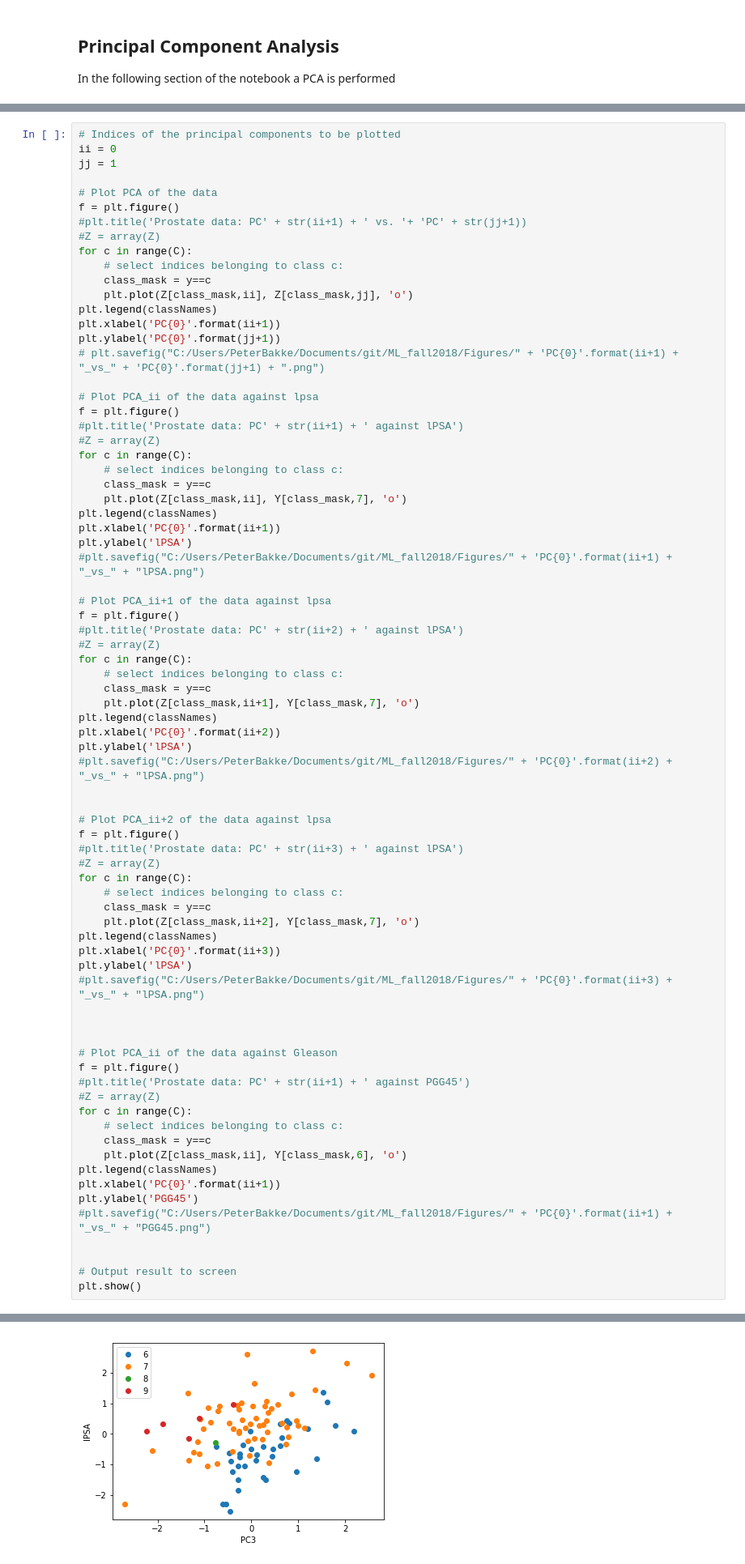
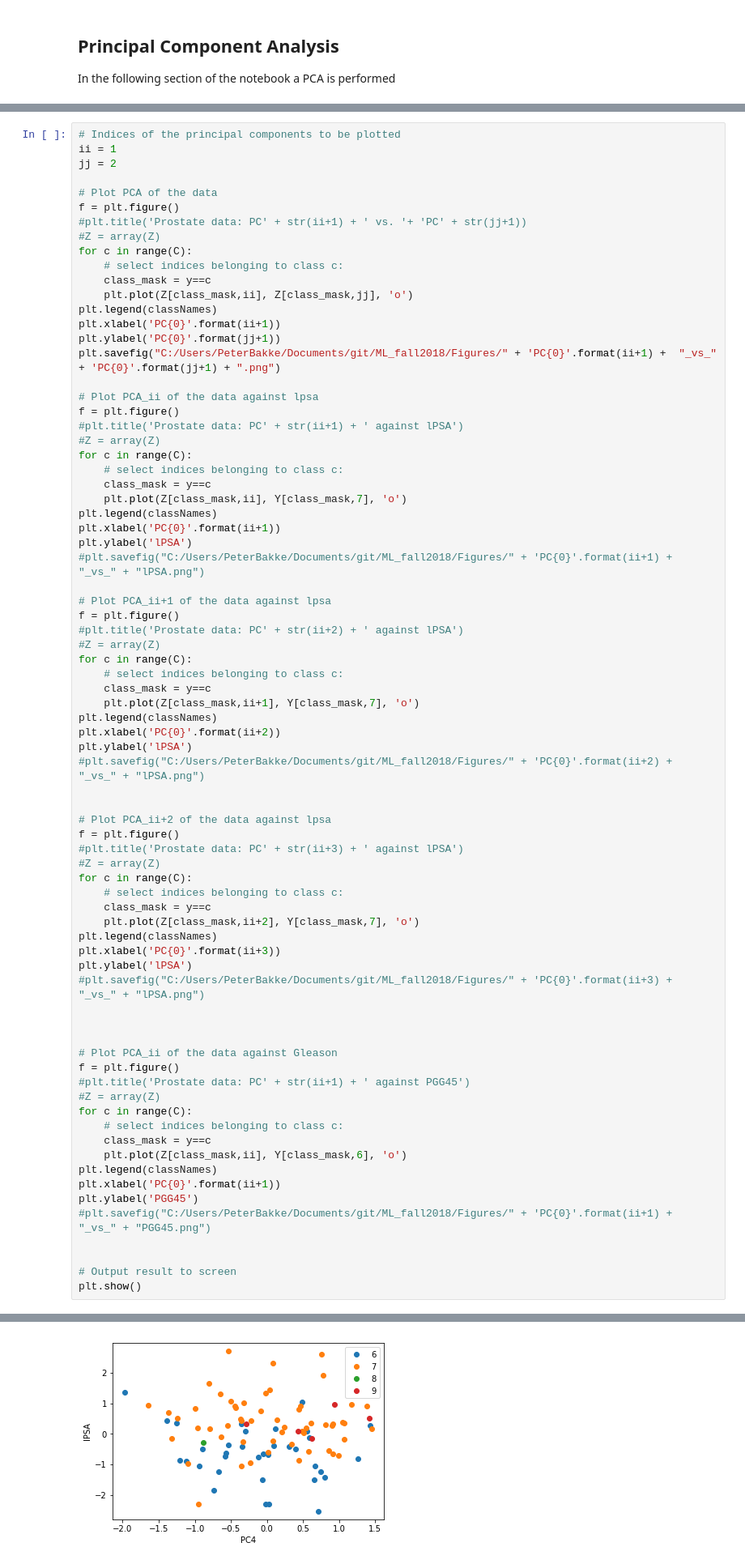
Before and after one commit to gretatuckute/ML_fall2018, a Jupyter notebook: ML_Report_1.ipynb, the cells around one changed output, grey strips where cells are left out. Shown at 81% size. Cells and saved outputs as stored; diff of their text form.

```diff
--- a/ML_Report_1.ipynb
+++ b/ML_Report_1.ipynb
@@ -153,8 +153,8 @@ plt.show()
 [figure]
 # %%
 # Indices of the principal components to be plotted
-ii = 0
-jj = 1
+ii = 1
+jj = 2
 
 # Plot PCA of the data
 f = plt.figure()
@@ -167,7 +167,7 @@ for c in range(C):
 plt.legend(classNames)
 plt.xlabel('PC{0}'.format(ii+1))
 plt.ylabel('PC{0}'.format(jj+1))
-# plt.savefig("C:/Users/PeterBakke/Documents/git/ML_fall2018/Figures/" + 'PC{0}'.format(ii+1) +  "_vs_" + 'PC{0}'.format(jj+1) + ".png")
+plt.savefig("C:/Users/PeterBakke/Documents/git/ML_fall2018/Figures/" + 'PC{0}'.format(ii+1) +  "_vs_" + 'PC{0}'.format(jj+1) + ".png")
 
 # Plot PCA_ii of the data against lpsa
 f = plt.figure()
@@ -234 +234 @@ plt.show()
-[figure, old version]
+[figure, new version]
```
Also changed, not shown: parts of 1 cell of this notebook, 2 other files.
